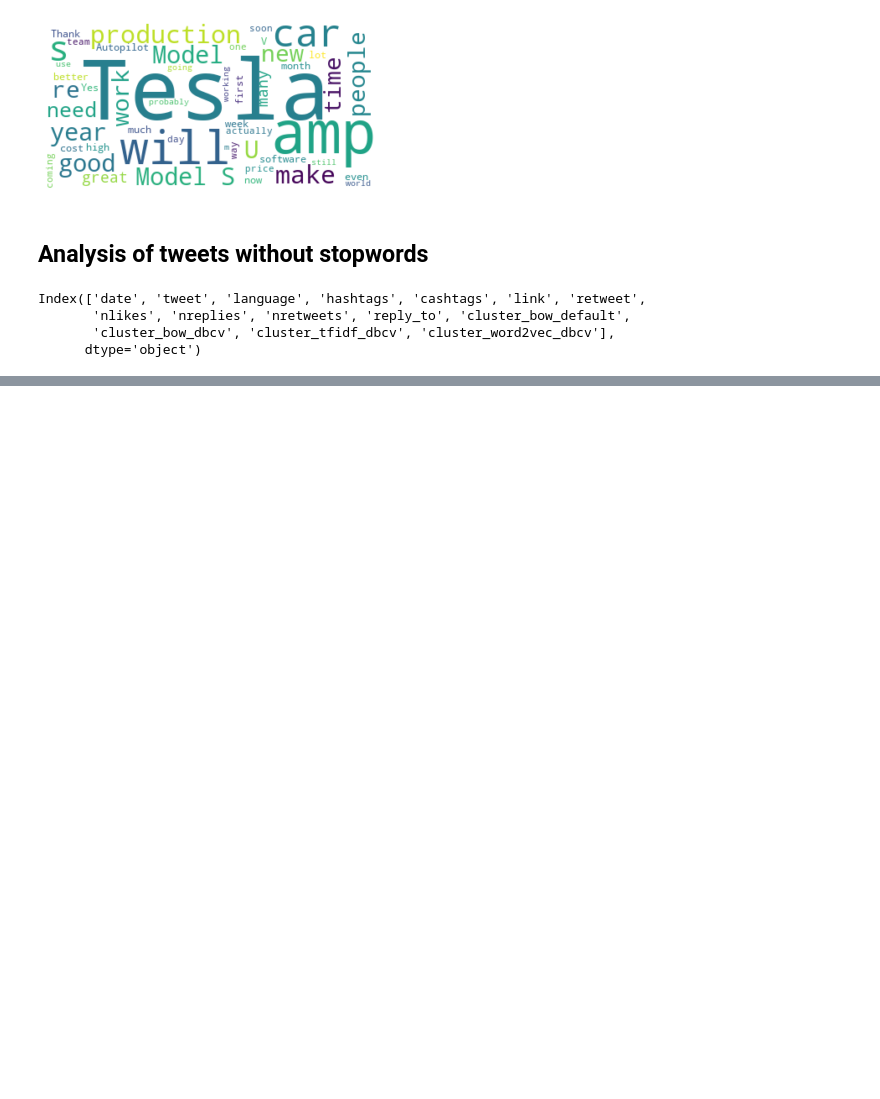
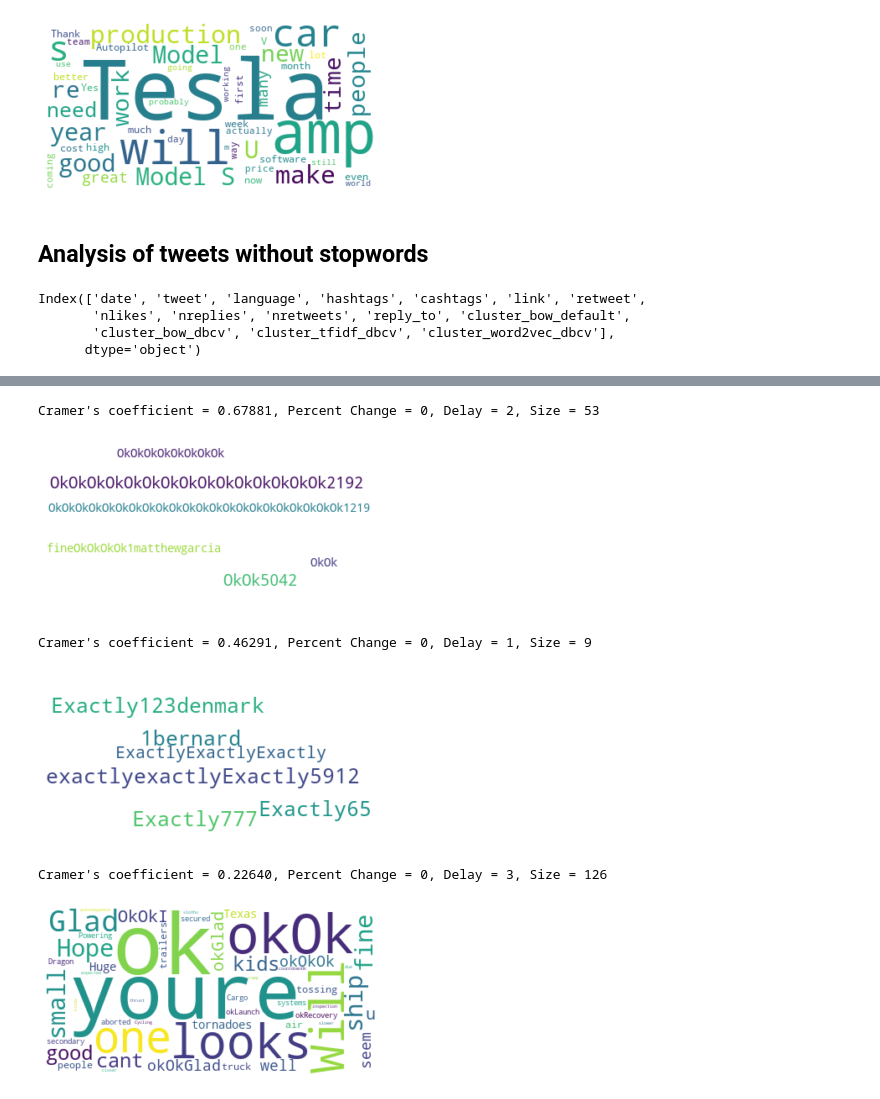
Before and after one commit to kmaksatk/Twitter_Stocks_Correlation, a Jupyter notebook: correlation_analysis.ipynb, the cells around one changed output, grey strips where cells are left out. Drawn from its saved outputs; the diff is of its cells as text; code cells hidden in the pictures; blank space fills up the shorter version.

Commit message:
minor change to correlation.ipynb

```diff
--- a/correlation_analysis.ipynb
+++ b/correlation_analysis.ipynb
@@ -158,0 +175,14 @@ KeyError: 'cluster_use_default'
+# %%
+print("Cramer's coefficient = 0.67881, Percent Change = 0, Delay = 2, Size = 53")
+correlation.generate_wordcloud(combined_no_sw, 'cluster_word2vec_dbcv', 6)
+print("Cramer's coefficient = 0.46291, Percent Change = 0, Delay = 1, Size = 9")
+correlation.generate_wordcloud(combined_no_sw, 'cluster_tfidf_dbcv', 1)
+print("Cramer's coefficient = 0.22640, Percent Change = 0, Delay = 3, Size = 126")
+correlation.generate_wordcloud(combined_no_sw, 'cluster_bow_default', 0)
+# %% [output]
+Cramer's coefficient = 0.67881, Percent Change = 0, Delay = 2, Size = 53
+[figure, added]
+Cramer's coefficient = 0.46291, Percent Change = 0, Delay = 1, Size = 9
+[figure, added]
+Cramer's coefficient = 0.22640, Percent Change = 0, Delay = 3, Size = 126
+[figure, added]
```
Also changed, not shown: parts of 3 cells of this notebook.
